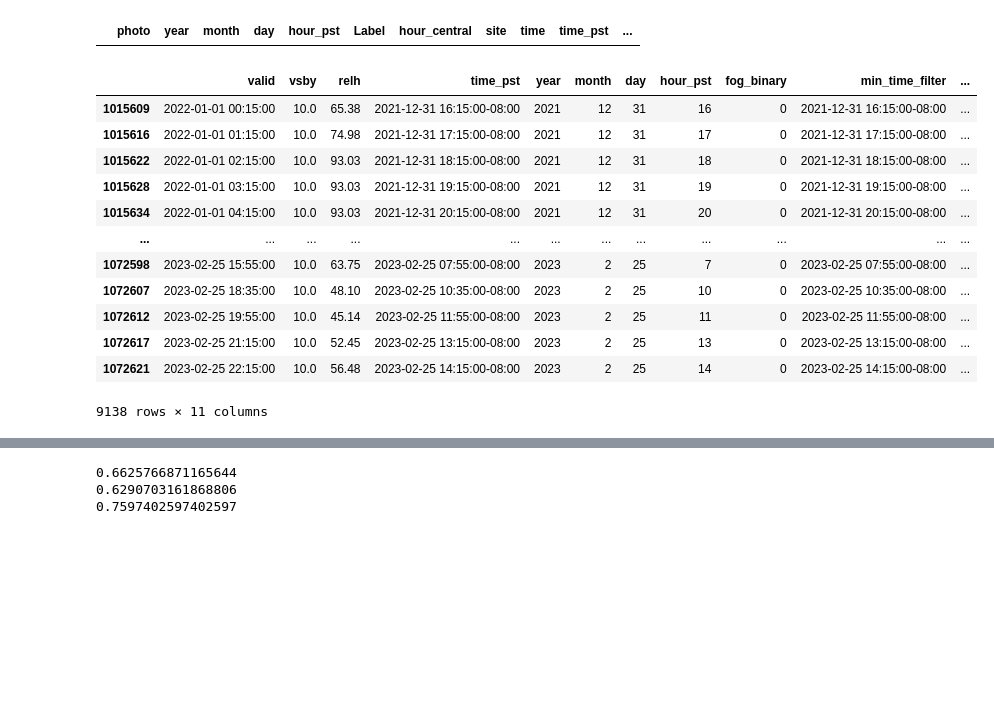
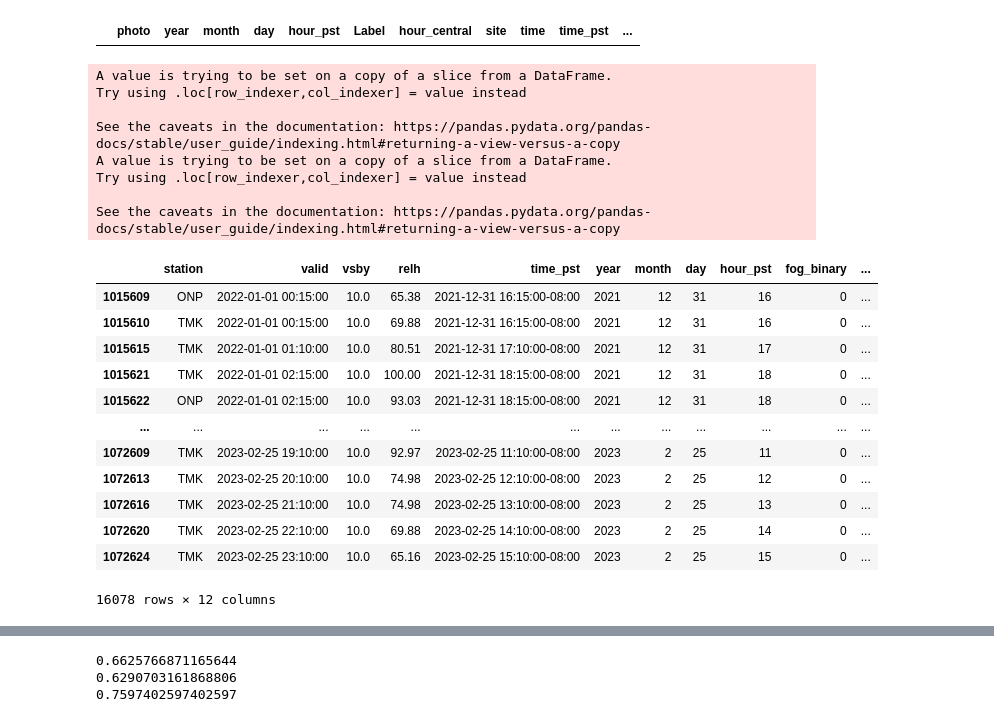
Before and after one commit to son-ra/Fog_Project_Code, a Jupyter notebook: run_on_entire_dataset/model_all_photos.ipynb, the cells around one changed output, grey strips where cells are left out. Drawn from its saved outputs; the diff is of its cells as text; code cells hidden in the pictures; blank space fills up the shorter version.

```diff
--- a/run_on_entire_dataset/model_all_photos.ipynb
+++ b/run_on_entire_dataset/model_all_photos.ipynb
@@ -513,6 +650,6 @@ plt.show()
 <Figure size 720x432 with 0 Axes>
 [figure]
 # %%
-asos = pd.read_csv('~/Fog_Imaging_Project/oregon_asos.csv')
+asos = pd.read_csv('/home/smmrrr/Fog_Imaging_Project/Fog_Project_Code/datasets/oregon_coast_weather_data_2022_2023.csv')
 asos['valid'] = pd.to_datetime(asos['valid'])
 asos['day'] = asos.valid.dt.date
@@ -526,2 +804,3 @@ all_desc['hour_pst'] = all_desc['time_pst'].dt.hour
 # %%
-onp = asos.loc[(asos['station'] == 'ONP') & (asos['valid'] >= '2022-01-01')]
+onp = asos.loc[(asos['station'].isin(['ONP','TMK'])) & (asos['valid'] >= '2022-01-01')]
+# onp = asos.loc[(asos['station'] == 'ONP') & (asos['valid'] >= '2022-01-01')]
@@ -528,11 +823,11 @@ onp = asos.loc[(asos['station'] == 'ONP') & (asos['valid'] >= '2022-01-01')]
 # %%
-onp = onp[['valid','vsby', 'relh' ]]
+onp = onp[['station','valid','vsby', 'relh' ]]
 # %%
-original_timezone = pytz.timezone('UTC')
+original_timezone = pytz.timezone('US/Pacific')
 
-# # Convert to Pacific Time
-pacific_timezone = pytz.timezone('US/Pacific')
-onp['time_pst'] = onp['valid'].dt.tz_localize(original_timezone).dt.tz_convert(pacific_timezone)
+# # # Convert to Pacific Time
+# pacific_timezone = pytz.timezone('US/Pacific')
+# onp['time_pst'] = onp['valid'].dt.tz_localize(original_timezone).dt.tz_convert(pacific_timezone)
 
 
 onp['year'] = onp['time_pst'].dt.year
@@ -546,24 +859,32 @@ tt.loc[tt[0]>1]
 # %% [output]
 |  | photo | year | month | day | hour_pst | Label | hour_central | site | time | time_pst | ... |
 # %%
-onp['min_time_filter'] = onp.groupby(['year', 'month', 'day', 'hour_pst'])['time_pst'].transform('min')
+onp['min_time_filter'] = onp.groupby(['year', 'month', 'day', 'hour_pst',])['time_pst'].transform('min')
 onp['max_fog_binary'] = onp.groupby(['year', 'month', 'day', 'hour_pst'])['fog_binary'].transform('max')
 onp_merge = onp.loc[onp['time_pst'] == onp['min_time_filter']]
 onp_merge
 # %% [output]
+A value is trying to be set on a copy of a slice from a DataFrame.
+Try using .loc[row_indexer,col_indexer] = value instead
+
+See the caveats in the documentation: https://pandas.pydata.org/pandas-docs/stable/user_guide/indexing.html#returning-a-view-versus-a-copy
+A value is trying to be set on a copy of a slice from a DataFrame.
+Try using .loc[row_indexer,col_indexer] = value instead
+
+See the caveats in the documentation: https://pandas.pydata.org/pandas-docs/stable/user_guide/indexing.html#returning-a-view-versus-a-copy
-|  | valid | vsby | relh | time_pst | year | month | day | hour_pst | fog_binary | min_time_filter | ... |
-| 1015609 | 2022-01-01 00:15:00 | 10.0 | 65.38 | 2021-12-31 16:15:00-08:00 | 2021 | 12 | 31 | 16 | 0 | 2021-12-31 16:15:00-08:00 | ... |
-| 1015616 | 2022-01-01 01:15:00 | 10.0 | 74.98 | 2021-12-31 17:15:00-08:00 | 2021 | 12 | 31 | 17 | 0 | 2021-12-31 17:15:00-08:00 | ... |
-| 1015622 | 2022-01-01 02:15:00 | 10.0 | 93.03 | 2021-12-31 18:15:00-08:00 | 2021 | 12 | 31 | 18 | 0 | 2021-12-31 18:15:00-08:00 | ... |
-| 1015628 | 2022-01-01 03:15:00 | 10.0 | 93.03 | 2021-12-31 19:15:00-08:00 | 2021 | 12 | 31 | 19 | 0 | 2021-12-31 19:15:00-08:00 | ... |
-| 1015634 | 2022-01-01 04:15:00 | 10.0 | 93.03 | 2021-12-31 20:15:00-08:00 | 2021 | 12 | 31 | 20 | 0 | 2021-12-31 20:15:00-08:00 | ... |
+|  | station | valid | vsby | relh | time_pst | year | month | day | hour_pst | fog_binary | ... |
+| 1015609 | ONP | 2022-01-01 00:15:00 | 10.0 | 65.38 | 2021-12-31 16:15:00-08:00 | 2021 | 12 | 31 | 16 | 0 | ... |
+| 1015610 | TMK | 2022-01-01 00:15:00 | 10.0 | 69.88 | 2021-12-31 16:15:00-08:00 | 2021 | 12 | 31 | 16 | 0 | ... |
+| 1015615 | TMK | 2022-01-01 01:10:00 | 10.0 | 80.51 | 2021-12-31 17:10:00-08:00 | 2021 | 12 | 31 | 17 | 0 | ... |
+| 1015621 | TMK | 2022-01-01 02:15:00 | 10.0 | 100.00 | 2021-12-31 18:15:00-08:00 | 2021 | 12 | 31 | 18 | 0 | ... |
+| 1015622 | ONP | 2022-01-01 02:15:00 | 10.0 | 93.03 | 2021-12-31 18:15:00-08:00 | 2021 | 12 | 31 | 18 | 0 | ... |
 | ... | ... | ... | ... | ... | ... | ... | ... | ... | ... | ... | ... |
-| 1072598 | 2023-02-25 15:55:00 | 10.0 | 63.75 | 2023-02-25 07:55:00-08:00 | 2023 | 2 | 25 | 7 | 0 | 2023-02-25 07:55:00-08:00 | ... |
-| 1072607 | 2023-02-25 18:35:00 | 10.0 | 48.10 | 2023-02-25 10:35:00-08:00 | 2023 | 2 | 25 | 10 | 0 | 2023-02-25 10:35:00-08:00 | ... |
-| 1072612 | 2023-02-25 19:55:00 | 10.0 | 45.14 | 2023-02-25 11:55:00-08:00 | 2023 | 2 | 25 | 11 | 0 | 2023-02-25 11:55:00-08:00 | ... |
-| 1072617 | 2023-02-25 21:15:00 | 10.0 | 52.45 | 2023-02-25 13:15:00-08:00 | 2023 | 2 | 25 | 13 | 0 | 2023-02-25 13:15:00-08:00 | ... |
-| 1072621 | 2023-02-25 22:15:00 | 10.0 | 56.48 | 2023-02-25 14:15:00-08:00 | 2023 | 2 | 25 | 14 | 0 | 2023-02-25 14:15:00-08:00 | ... |
+| 1072609 | TMK | 2023-02-25 19:10:00 | 10.0 | 92.97 | 2023-02-25 11:10:00-08:00 | 2023 | 2 | 25 | 11 | 0 | ... |
+| 1072613 | TMK | 2023-02-25 20:10:00 | 10.0 | 74.98 | 2023-02-25 12:10:00-08:00 | 2023 | 2 | 25 | 12 | 0 | ... |
+| 1072616 | TMK | 2023-02-25 21:10:00 | 10.0 | 74.98 | 2023-02-25 13:10:00-08:00 | 2023 | 2 | 25 | 13 | 0 | ... |
+| 1072620 | TMK | 2023-02-25 22:10:00 | 10.0 | 69.88 | 2023-02-25 14:10:00-08:00 | 2023 | 2 | 25 | 14 | 0 | ... |
+| 1072624 | TMK | 2023-02-25 23:10:00 | 10.0 | 65.16 | 2023-02-25 15:10:00-08:00 | 2023 | 2 | 25 | 15 | 0 | ... |
-9138 rows × 11 columns
+16078 rows × 12 columns
 # %%
 # onp_merge.loc[onp_merge['fog_binary']!= onp_merge['max_fog_binary']]
 # %%
```
Also changed, not shown: parts of 55 cells of this notebook, 14 other files.
